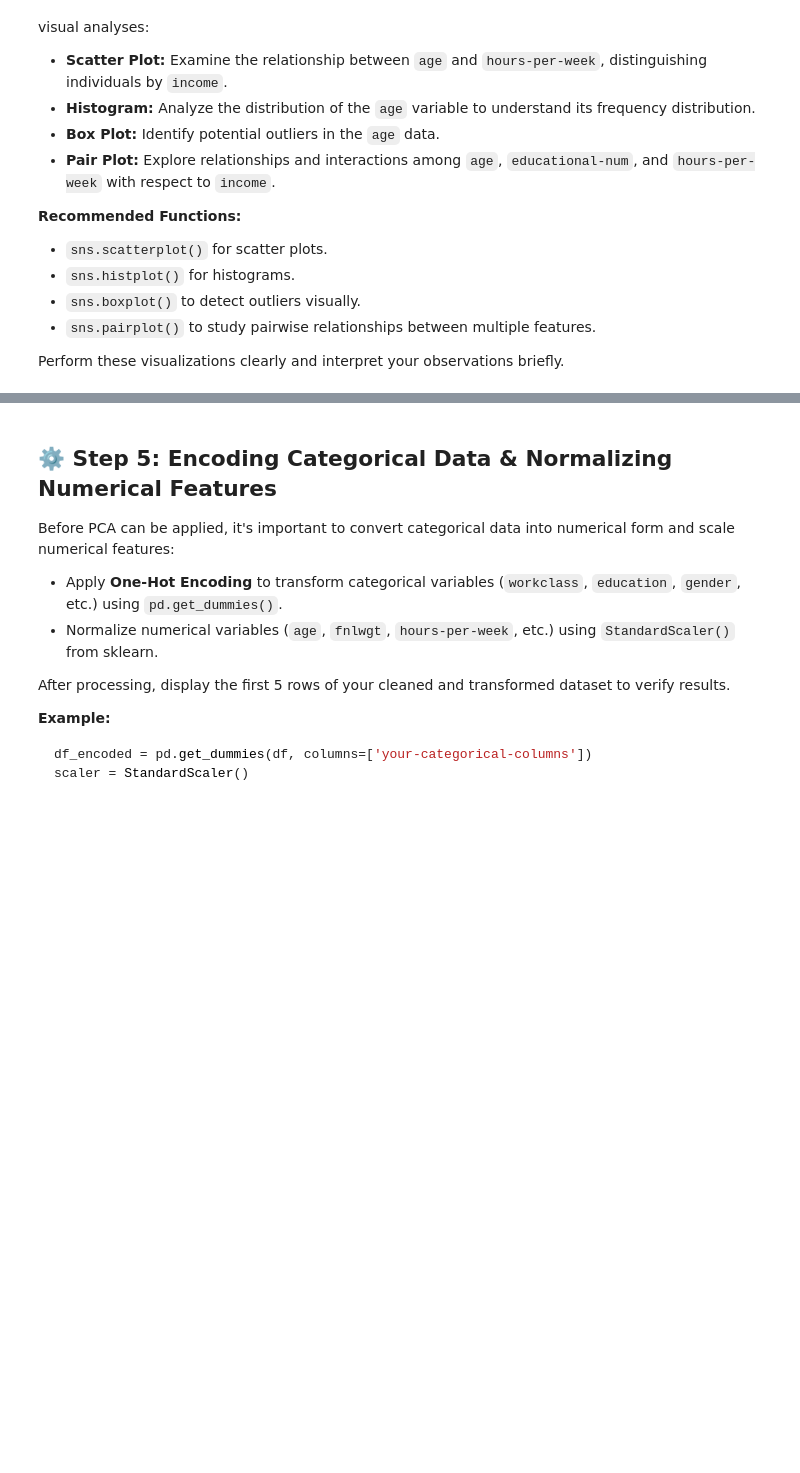
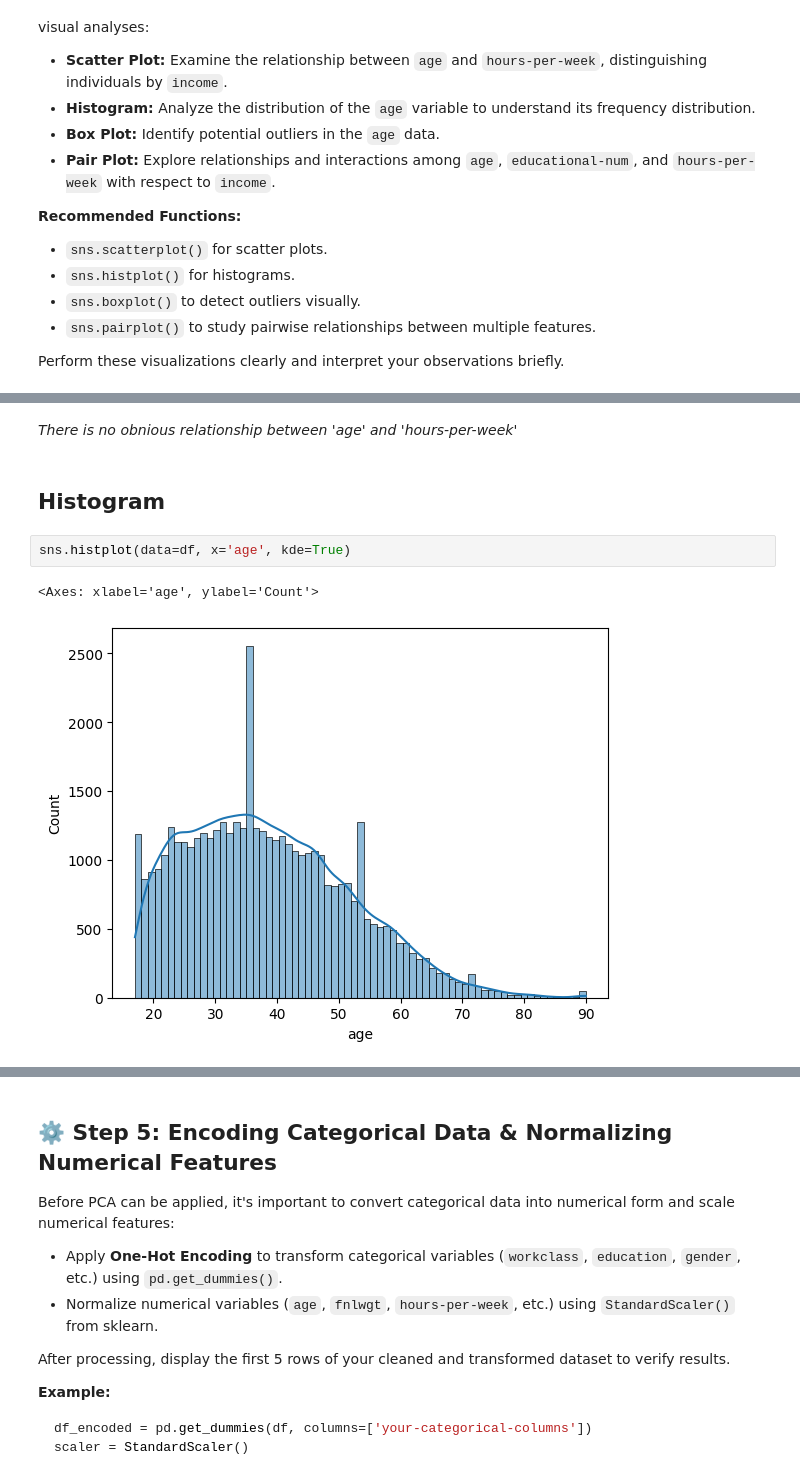
Before and after one commit to Zeinab-kr/Data-Mining-Course-Projects, a Jupyter notebook: DM_PR1/PCA.ipynb, the cells around one changed output, grey strips where cells are left out. Drawn from its saved outputs; the diff is of its cells as text; blank space fills up the shorter version.

```diff
--- a/DM_PR1/PCA.ipynb
+++ b/DM_PR1/PCA.ipynb
@@ -99,0 +169,9 @@ Perform these visualizations clearly and interpret your observations briefly.
+# %% [markdown]
+*There is no obnious relationship between 'age' and 'hours-per-week'*
+# %% [markdown]
+## Histogram
+# %%
+sns.histplot(data=df, x='age', kde=True)
+# %% [output]
+<Axes: xlabel='age', ylabel='Count'>
+[figure, added]
```
Also changed, not shown: parts of 37 cells of this notebook.
